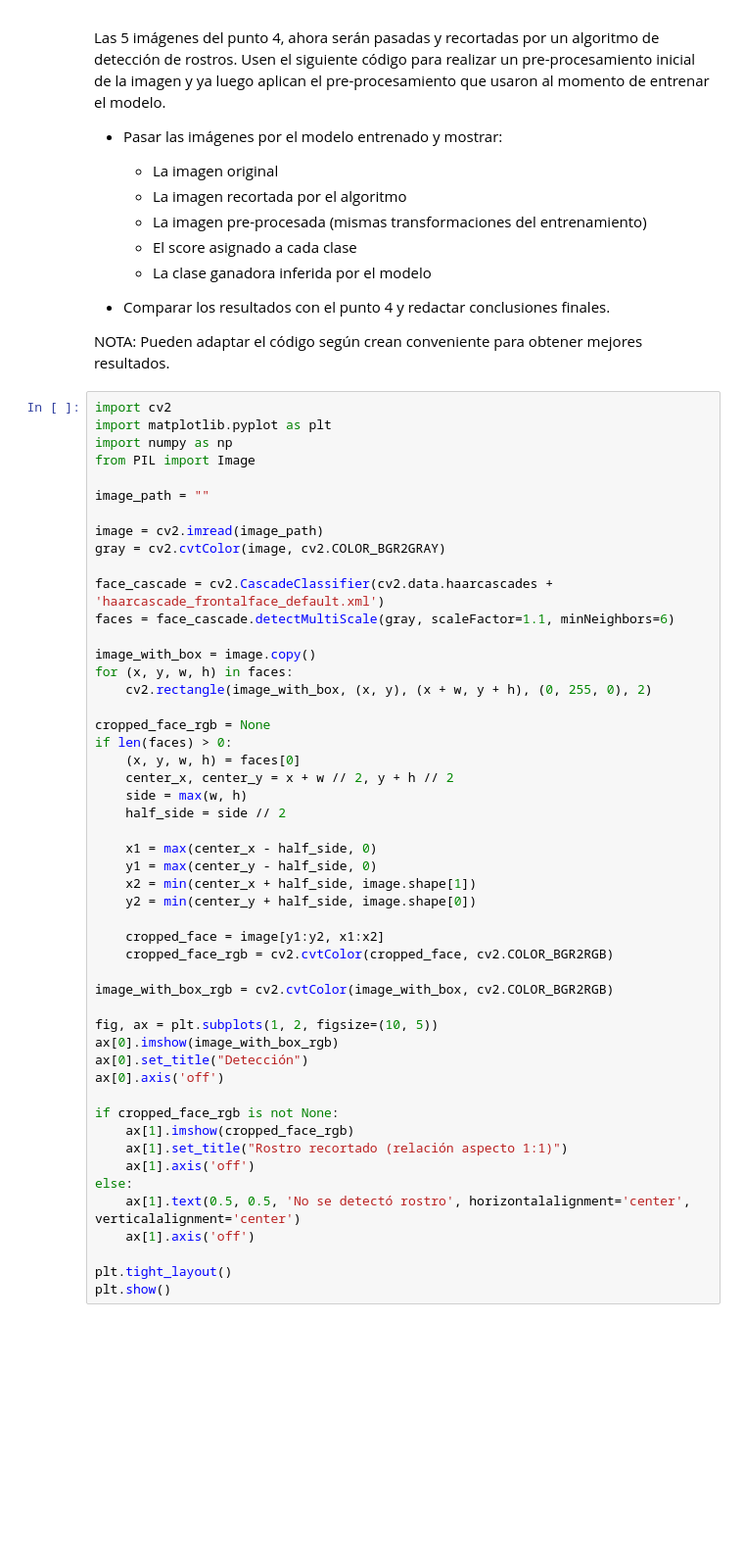
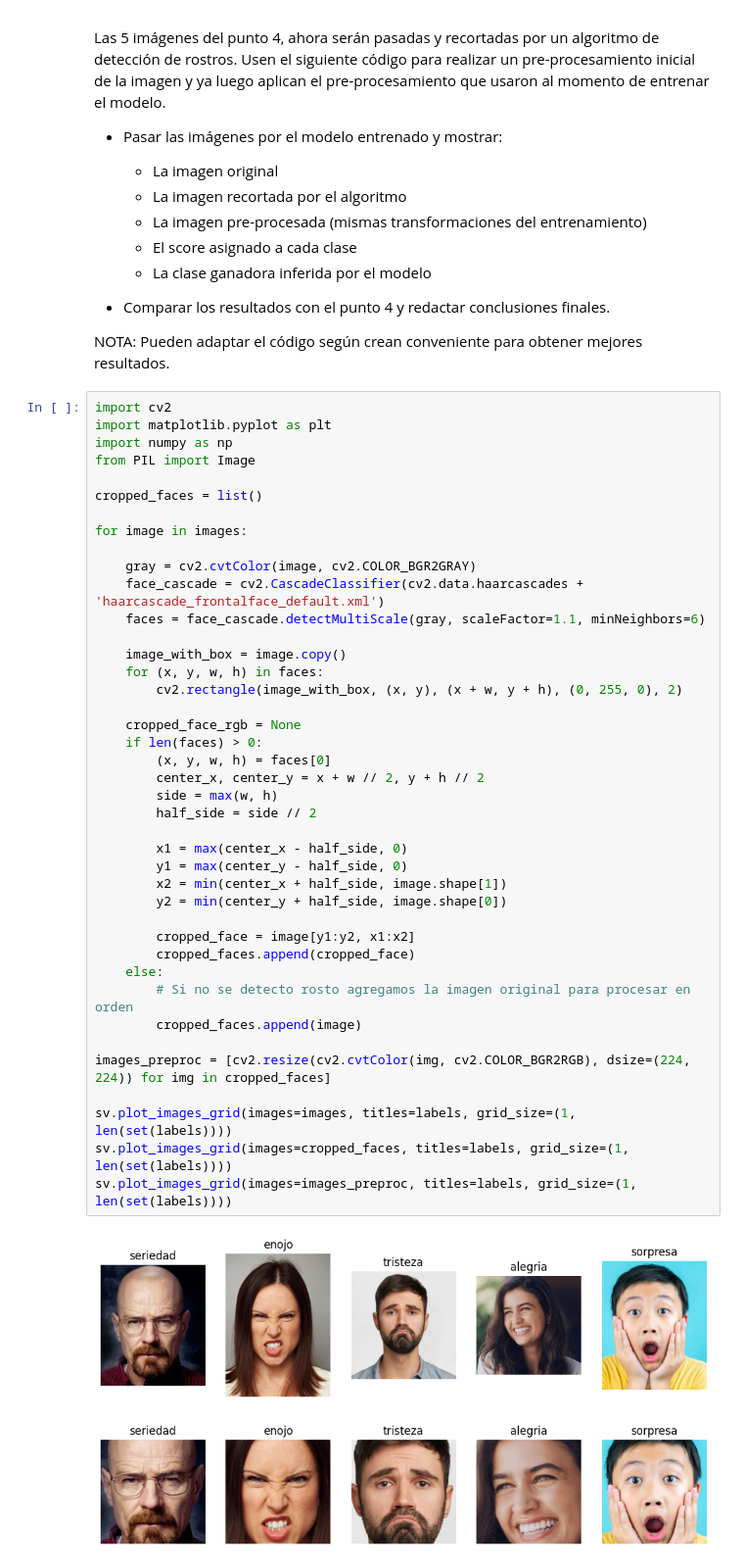
Before and after one commit to maximdorogov/aprendizaje-profundo, a Jupyter notebook: tp2/DOROGOV-MAXIM-DL-TP2-Co20.ipynb, the cells around one changed output. Shown at 98% size. Drawn from its saved outputs; the diff is of its cells as text; blank space fills up the shorter version.

```diff
--- a/tp2/DOROGOV-MAXIM-DL-TP2-Co20.ipynb
+++ b/tp2/DOROGOV-MAXIM-DL-TP2-Co20.ipynb
@@ -743,50 +740,44 @@ NOTA: Pueden adaptar el código según crean conveniente para obtener mejores re
 # %%
 import cv2
 import matplotlib.pyplot as plt
 import numpy as np
 from PIL import Image
 
-image_path = ""
+cropped_faces = list()
 
-image = cv2.imread(image_path)
-gray = cv2.cvtColor(image, cv2.COLOR_BGR2GRAY)
+for image in images:
 
-face_cascade = cv2.CascadeClassifier(cv2.data.haarcascades + 'haarcascade_frontalface_default.xml')
-faces = face_cascade.detectMultiScale(gray, scaleFactor=1.1, minNeighbors=6)
+    gray = cv2.cvtColor(image, cv2.COLOR_BGR2GRAY)
+    face_cascade = cv2.CascadeClassifier(cv2.data.haarcascades + 'haarcascade_frontalface_default.xml')
+    faces = face_cascade.detectMultiScale(gray, scaleFactor=1.1, minNeighbors=6)
 
-image_with_box = image.copy()
-for (x, y, w, h) in faces:
-    cv2.rectangle(image_with_box, (x, y), (x + w, y + h), (0, 255, 0), 2)
+    image_with_box = image.copy()
+    for (x, y, w, h) in faces:
+        cv2.rectangle(image_with_box, (x, y), (x + w, y + h), (0, 255, 0), 2)
 
-cropped_face_rgb = None
-if len(faces) > 0:
-    (x, y, w, h) = faces[0]
-    center_x, center_y = x + w // 2, y + h // 2
-    side = max(w, h)
-    half_side = side // 2
+    cropped_face_rgb = None
+    if len(faces) > 0:
+        (x, y, w, h) = faces[0]
+        center_x, center_y = x + w // 2, y + h // 2
+        side = max(w, h)
+        half_side = side // 2
 
-    x1 = max(center_x - half_side, 0)
-    y1 = max(center_y - half_side, 0)
-    x2 = min(center_x + half_side, image.shape[1])
-    y2 = min(center_y + half_side, image.shape[0])
+        x1 = max(center_x - half_side, 0)
+        y1 = max(center_y - half_side, 0)
+        x2 = min(center_x + half_side, image.shape[1])
+        y2 = min(center_y + half_side, image.shape[0])
 
-    cropped_face = image[y1:y2, x1:x2]
-    cropped_face_rgb = cv2.cvtColor(cropped_face, cv2.COLOR_BGR2RGB)
+        cropped_face = image[y1:y2, x1:x2]
+        cropped_faces.append(cropped_face)
+    else:
+        # Si no se detecto rosto agregamos la imagen original para procesar en orden
+        cropped_faces.append(image)
 
-image_with_box_rgb = cv2.cvtColor(image_with_box, cv2.COLOR_BGR2RGB)
+images_preproc = [cv2.resize(cv2.cvtColor(img, cv2.COLOR_BGR2RGB), dsize=(224, 224)) for img in cropped_faces]
 
-fig, ax = plt.subplots(1, 2, figsize=(10, 5))
-ax[0].imshow(image_with_box_rgb)
-ax[0].set_title("Detección")
-ax[0].axis('off')
-
-if cropped_face_rgb is not None:
-    ax[1].imshow(cropped_face_rgb)
-    ax[1].set_title("Rostro recortado (relación aspecto 1:1)")
-    ax[1].axis('off')
-else:
-    ax[1].text(0.5, 0.5, 'No se detectó rostro', horizontalalignment='center', verticalalignment='center')
-    ax[1].axis('off')
-
-plt.tight_layout()
-plt.show()
+sv.plot_images_grid(images=images, titles=labels, grid_size=(1, len(set(labels))))
+sv.plot_images_grid(images=cropped_faces, titles=labels, grid_size=(1, len(set(labels))))
+sv.plot_images_grid(images=images_preproc, titles=labels, grid_size=(1, len(set(labels))))
+# %% [output]
+[figure, added]
+[figure, added]
```
Also changed, not shown: parts of 5 cells of this notebook.
